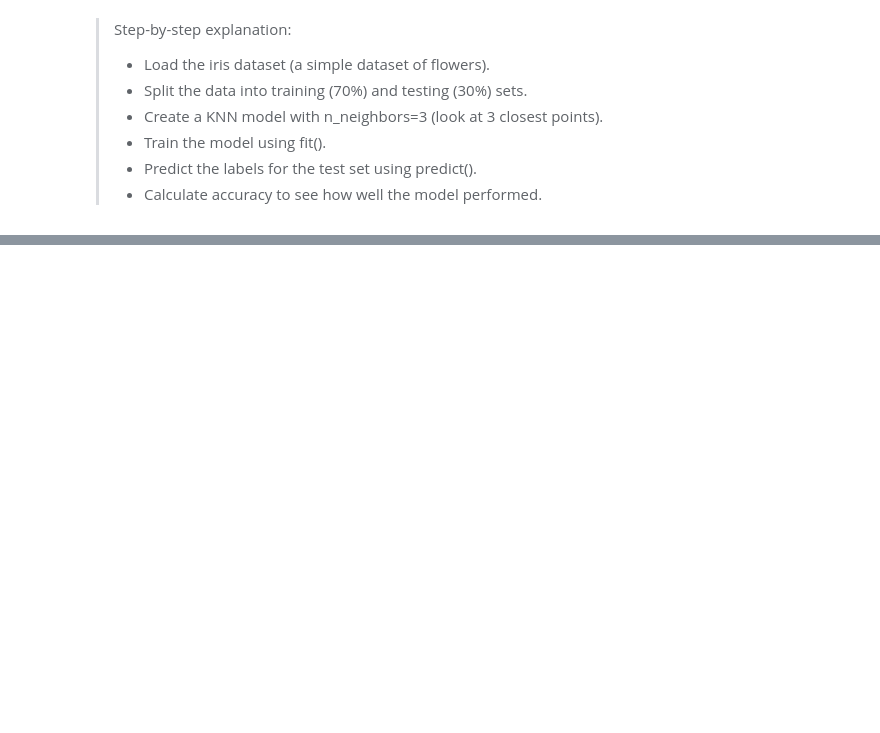
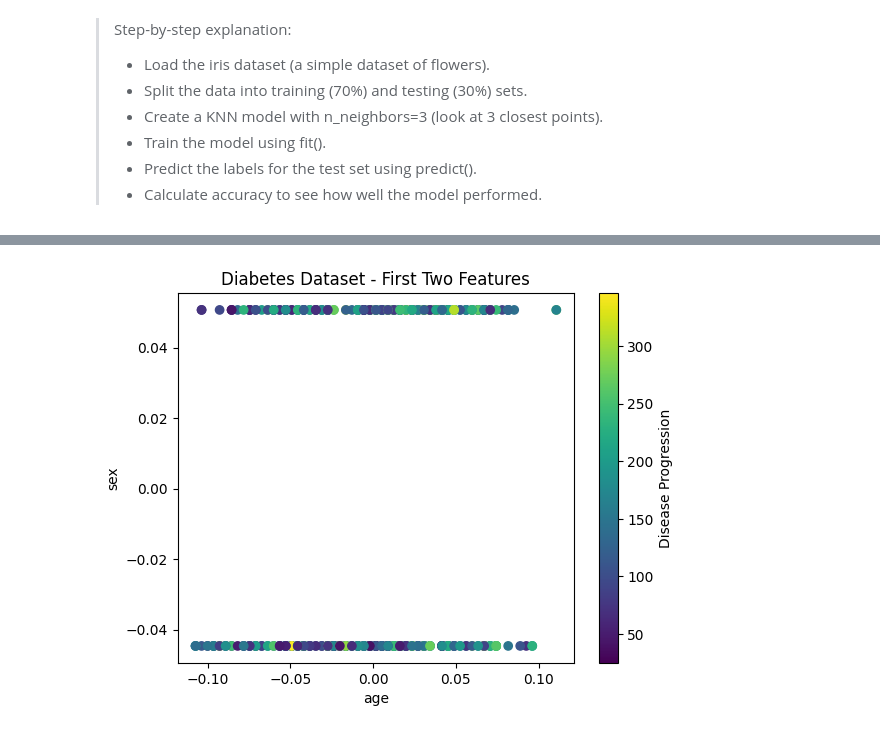
Before and after one commit to katiejenkinss/ai-for-the-arts, a Jupyter notebook: coding_exercises.ipynb, the cells around one changed output, grey strips where cells are left out. Saved outputs shown, nothing was run; the diff lists cells and outputs as text; code cells hidden in the pictures; blank space fills up the shorter version.

```diff
--- a/coding_exercises.ipynb
+++ b/coding_exercises.ipynb
@@ -406,0 +452,9 @@ Accuracy: 1.0
+# %%
+
+from sklearn import datasets
+
+# Load the Diabetes dataset
+diabetes = datasets.load_diabetes()
+
+# Display the keys in the diabetes dataset
+print("Keys in diabetes dataset:", diabetes.keys())
@@ -406,0 +463,15 @@ Accuracy: 1.0
+# %%
+
+from sklearn import datasets
+
+# Load the Diabetes dataset
+diabetes = datasets.load_diabetes()
+
+# Print feature names
+print("Feature names:", diabetes.feature_names)
+
+# Print first 5 rows of data
+print("First 5 rows of data:\n", diabetes.data[:5])
+
+# Print first 5 target values
+print("Target values:", diabetes.target[:5])
@@ -406,0 +492,17 @@ Accuracy: 1.0
+# %%
+
+import matplotlib.pyplot as plt
+from sklearn import datasets
+
+# Load the Diabetes dataset
+diabetes = datasets.load_diabetes()
+
+# Plot first two features
+plt.scatter(diabetes.data[:, 0], diabetes.data[:, 1], c=diabetes.target, cmap='viridis')
+plt.xlabel(diabetes.feature_names[0])
+plt.ylabel(diabetes.feature_names[1])
+plt.title("Diabetes Dataset - First Two Features")
+plt.colorbar(label="Disease Progression")
+plt.show()
+# %% [output]
+[figure, added]
```
Also changed, not shown: parts of 10 cells of this notebook.
